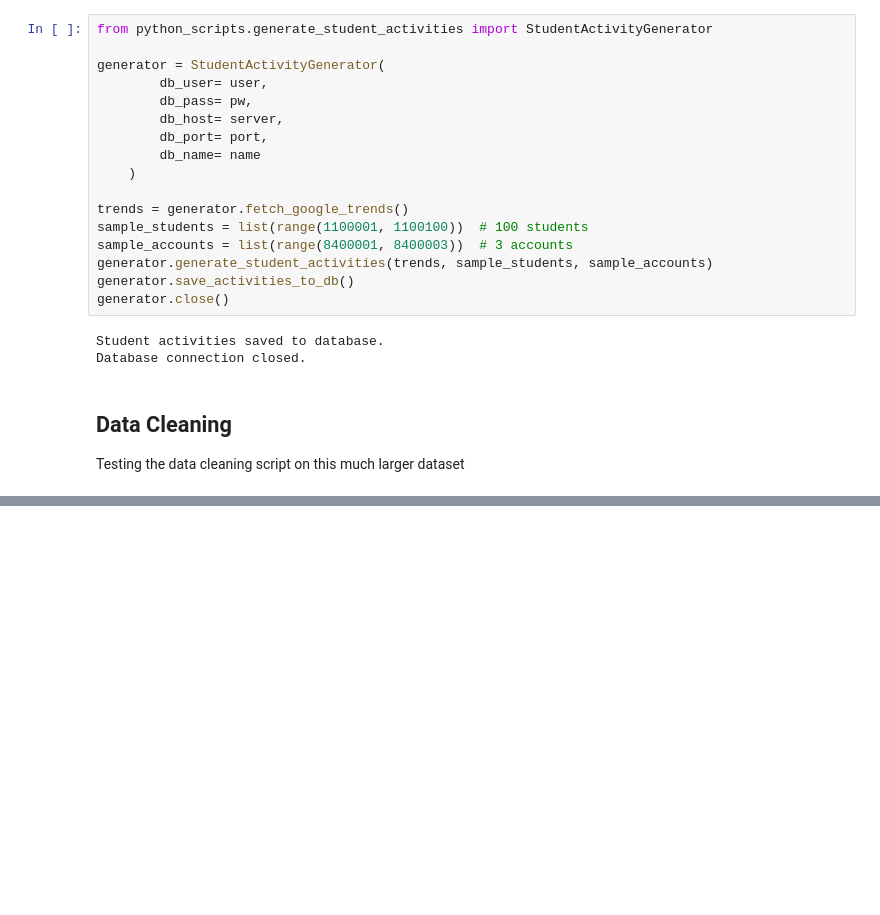
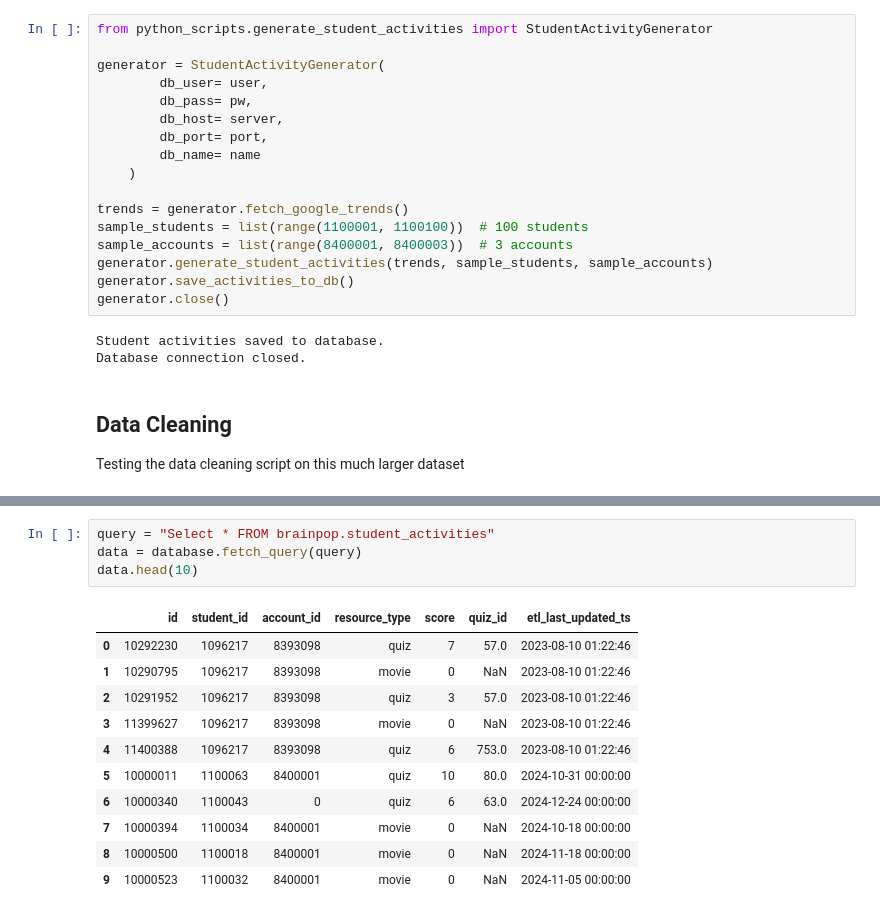
Before and after one commit to michaelswirl/BrainPOP, a Jupyter notebook: Project_Notebook.ipynb, the cells around one changed output, grey strips where cells are left out. Drawn from its saved outputs; the diff is of its cells as text; blank space fills up the shorter version.

```diff
--- a/Project_Notebook.ipynb
+++ b/Project_Notebook.ipynb
@@ -166,0 +165,16 @@ No duplicate rows found in the student_activities table.
+# %%
+query = "Select * FROM brainpop.student_activities"
+data = database.fetch_query(query)
+data.head(10)
+# %% [output]
+|  | id | student_id | account_id | resource_type | score | quiz_id | etl_last_updated_ts |
+| 0 | 10292230 | 1096217 | 8393098 | quiz | 7 | 57.0 | 2023-08-10 01:22:46 |
+| 1 | 10290795 | 1096217 | 8393098 | movie | 0 | NaN | 2023-08-10 01:22:46 |
+| 2 | 10291952 | 1096217 | 8393098 | quiz | 3 | 57.0 | 2023-08-10 01:22:46 |
+| 3 | 11399627 | 1096217 | 8393098 | movie | 0 | NaN | 2023-08-10 01:22:46 |
+| 4 | 11400388 | 1096217 | 8393098 | quiz | 6 | 753.0 | 2023-08-10 01:22:46 |
+| 5 | 10000011 | 1100063 | 8400001 | quiz | 10 | 80.0 | 2024-10-31 00:00:00 |
+| 6 | 10000340 | 1100043 | 0 | quiz | 6 | 63.0 | 2024-12-24 00:00:00 |
+| 7 | 10000394 | 1100034 | 8400001 | movie | 0 | NaN | 2024-10-18 00:00:00 |
+| 8 | 10000500 | 1100018 | 8400001 | movie | 0 | NaN | 2024-11-18 00:00:00 |
+| 9 | 10000523 | 1100032 | 8400001 | movie | 0 | NaN | 2024-11-05 00:00:00 |
```
Also changed, not shown: parts of 15 cells of this notebook, 4 other files.
